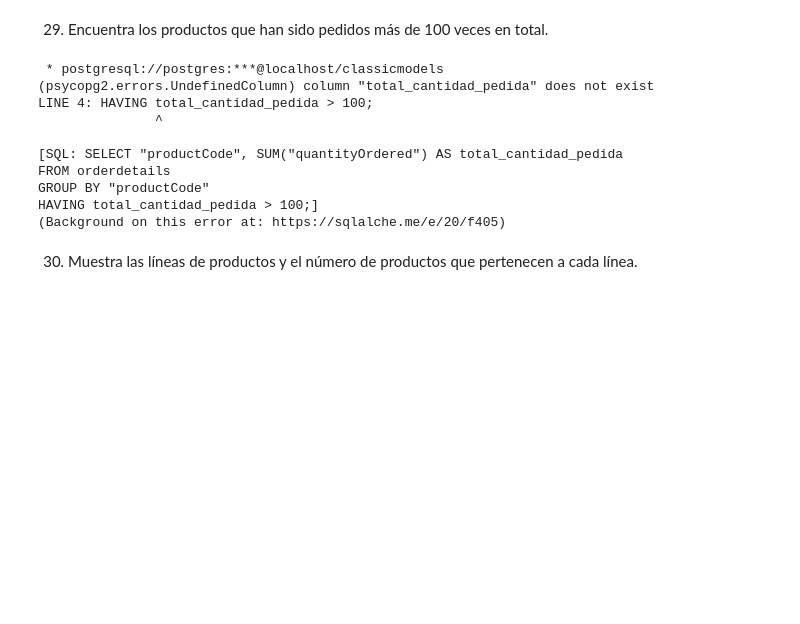
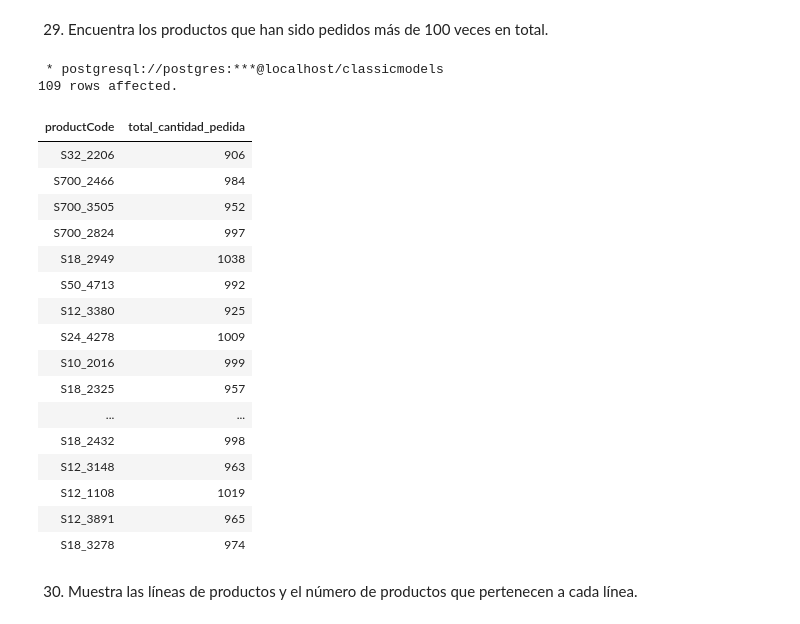
Before and after one commit to edithavalos/react-crud-app, a Jupyter notebook: Ejercicios_SQL.ipynb, the cells around one changed output. Cells and saved outputs as stored; diff of their text form; code cells hidden in the pictures; blank space fills up the shorter version.

```diff
--- a/Ejercicios_SQL.ipynb
+++ b/Ejercicios_SQL.ipynb
@@ -837,20 +852,29 @@ WHERE o."status" = 'In Process';
 # %%
 %%sql
 SELECT "productCode", SUM("quantityOrdered") AS total_cantidad_pedida
 FROM orderdetails
 GROUP BY "productCode"
-HAVING total_cantidad_pedida > 100;
+HAVING SUM("quantityOrdered") > 100;
 # %% [output]
  * postgresql://postgres:***@localhost/classicmodels
-(psycopg2.errors.UndefinedColumn) column "total_cantidad_pedida" does not exist
-LINE 4: HAVING total_cantidad_pedida > 100;
-               ^
-
-[SQL: SELECT "productCode", SUM("quantityOrdered") AS total_cantidad_pedida
-FROM orderdetails
-GROUP BY "productCode"
-HAVING total_cantidad_pedida > 100;]
-(Background on this error at: https://sqlalche.me/e/20/f405)
+109 rows affected.
+| productCode | total_cantidad_pedida |
+| S32_2206 | 906 |
+| S700_2466 | 984 |
+| S700_3505 | 952 |
+| S700_2824 | 997 |
+| S18_2949 | 1038 |
+| S50_4713 | 992 |
+| S12_3380 | 925 |
+| S24_4278 | 1009 |
+| S10_2016 | 999 |
+| S18_2325 | 957 |
+| ... | ... |
+| S18_2432 | 998 |
+| S12_3148 | 963 |
+| S12_1108 | 1019 |
+| S12_3891 | 965 |
+| S18_3278 | 974 |
 # %% [markdown]
 30. Muestra las líneas de productos y el número de productos que pertenecen a cada línea.
 # %%
```
Also changed, not shown: parts of 4 cells of this notebook.
